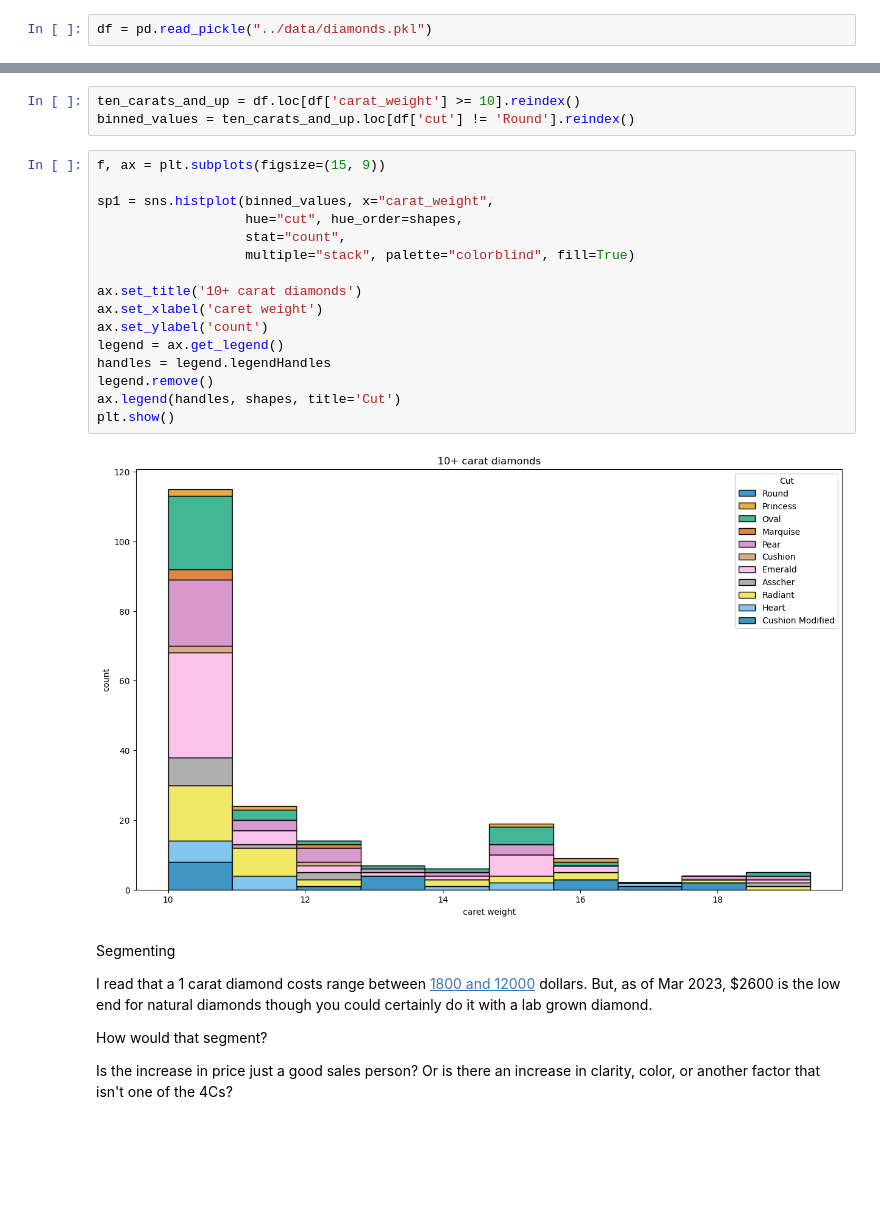
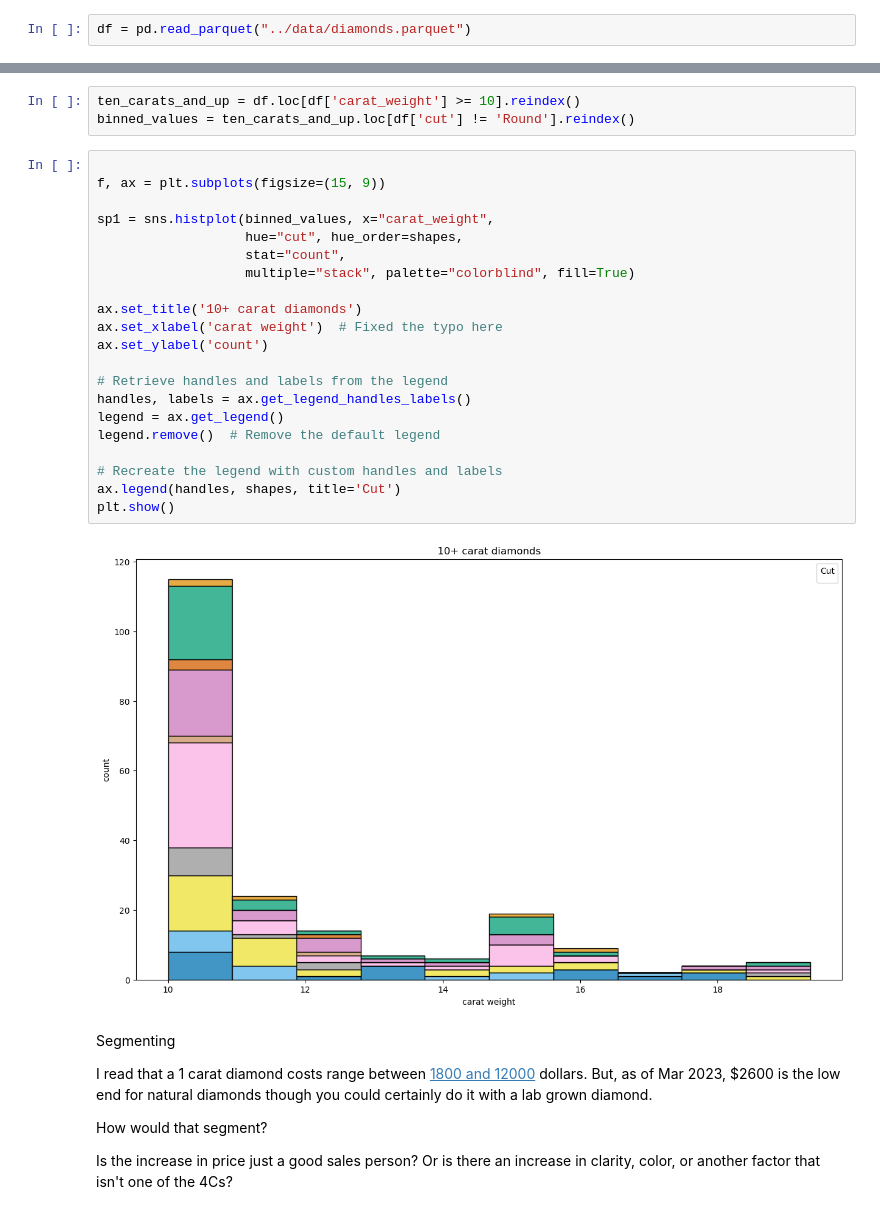
Before and after one commit to Data-Science-Projects-Code/Diamonds, a Jupyter notebook: Diamonds/notebooks/EDA.ipynb, the cells around one changed output, grey strips where cells are left out. Saved outputs shown, nothing was run; the diff lists cells and outputs as text; blank space fills up the shorter version.

```diff
--- a/Diamonds/notebooks/EDA.ipynb
+++ b/Diamonds/notebooks/EDA.ipynb
@@ -10,7 +10,7 @@ import pandas as pd
 import matplotlib.pyplot as plt
 import seaborn as sns
 # %%
-df = pd.read_pickle("../data/diamonds.pkl")
+df = pd.read_parquet("../data/diamonds.parquet")
 # %% [markdown]
 ---
 
@@ -342,23 +342,28 @@ small_fancy_diamonds
 ten_carats_and_up = df.loc[df['carat_weight'] >= 10].reindex()
 binned_values = ten_carats_and_up.loc[df['cut'] != 'Round'].reindex()
 # %%
+
 f, ax = plt.subplots(figsize=(15, 9))
 
 sp1 = sns.histplot(binned_values, x="carat_weight",
                    hue="cut", hue_order=shapes,
                    stat="count",
                    multiple="stack", palette="colorblind", fill=True)
 
 ax.set_title('10+ carat diamonds')
-ax.set_xlabel('caret weight')
+ax.set_xlabel('carat weight')  # Fixed the typo here
 ax.set_ylabel('count')
+
+# Retrieve handles and labels from the legend
+handles, labels = ax.get_legend_handles_labels()
 legend = ax.get_legend()
-handles = legend.legendHandles
-legend.remove()
+legend.remove()  # Remove the default legend
+
+# Recreate the legend with custom handles and labels
 ax.legend(handles, shapes, title='Cut')
 plt.show()
 # %% [output]
-[figure, old version]
+[figure, new version]
 # %% [markdown]
 Segmenting
 
```
Also changed, not shown: parts of 11 cells of this notebook.
